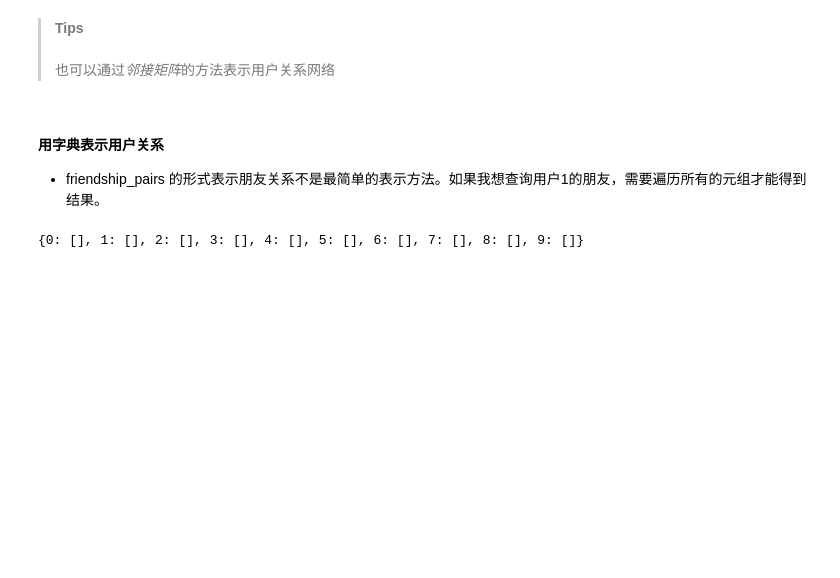
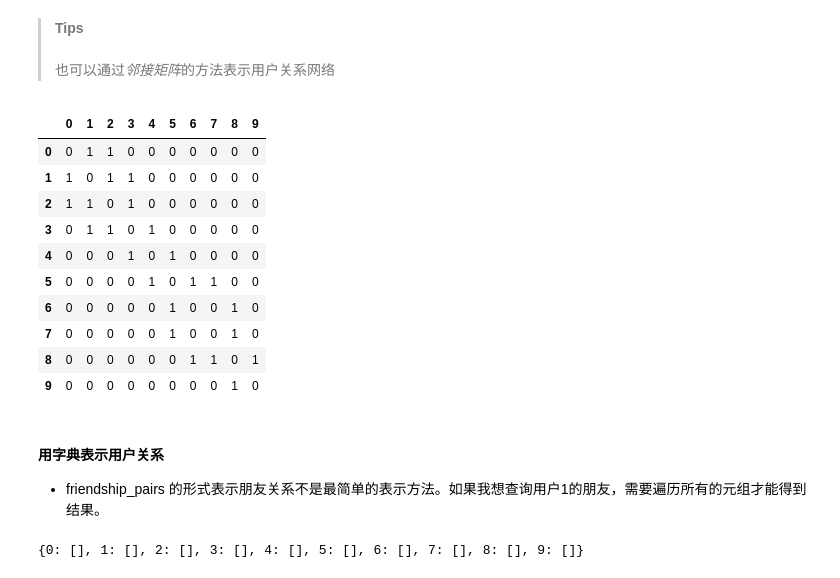
Before and after one commit to ECNU/Data-Thinking-and-Practice, a Jupyter notebook: Lab/Lab01/lab01.ipynb, the cells around one changed output. Saved outputs shown, nothing was run; the diff lists cells and outputs as text; code cells hidden in the pictures; blank space fills up the shorter version.

```diff
--- a/Lab/Lab01/lab01.ipynb
+++ b/Lab/Lab01/lab01.ipynb
@@ -27,6 +27,42 @@ friendship_pairs = [(0, 1), (0, 2), (1, 2), (1, 3), (2, 3), (3, 4),
 # %% [markdown]
 > **Tips** <br><br>
 > 也可以通过*邻接矩阵*的方法表示用户关系网络
+# %%
+import pandas as pd
+
+friendship_pairs = [(0, 1), (0, 2), (1, 2), (1, 3), (2, 3), (3, 4),
+                    (4, 5), (5, 6), (5, 7), (6, 8), (7, 8), (8, 9)]
+
+# 找到节点的最大索引以确定矩阵的大小
+max_node = max(max(pair) for pair in friendship_pairs) + 1
+
+# 初始化邻接矩阵，全部置为0
+adjacency_matrix = [[0] * max_node for _ in range(max_node)]
+
+# 在邻接矩阵中标记存在的关系
+for pair in friendship_pairs:
+    node1, node2 = pair
+    adjacency_matrix[node1][node2] = 1
+    adjacency_matrix[node2][node1] = 1
+
+# 创建带有索引的 Pandas DataFrame
+df = pd.DataFrame(adjacency_matrix, index=range(
+    max_node), columns=range(max_node))
+
+# 打印 DataFrame
+df
+# %% [output]
+|  | 0 | 1 | 2 | 3 | 4 | 5 | 6 | 7 | 8 | 9 |
+| 0 | 0 | 1 | 1 | 0 | 0 | 0 | 0 | 0 | 0 | 0 |
+| 1 | 1 | 0 | 1 | 1 | 0 | 0 | 0 | 0 | 0 | 0 |
+| 2 | 1 | 1 | 0 | 1 | 0 | 0 | 0 | 0 | 0 | 0 |
+| 3 | 0 | 1 | 1 | 0 | 1 | 0 | 0 | 0 | 0 | 0 |
+| 4 | 0 | 0 | 0 | 1 | 0 | 1 | 0 | 0 | 0 | 0 |
+| 5 | 0 | 0 | 0 | 0 | 1 | 0 | 1 | 1 | 0 | 0 |
+| 6 | 0 | 0 | 0 | 0 | 0 | 1 | 0 | 0 | 1 | 0 |
+| 7 | 0 | 0 | 0 | 0 | 0 | 1 | 0 | 0 | 1 | 0 |
+| 8 | 0 | 0 | 0 | 0 | 0 | 0 | 1 | 1 | 0 | 1 |
+| 9 | 0 | 0 | 0 | 0 | 0 | 0 | 0 | 0 | 1 | 0 |
 # %% [markdown]
 #### 用字典表示用户关系
 - friendship_pairs 的形式表示朋友关系不是最简单的表示方法。如果我想查询用户1的朋友，需要遍历所有的元组才能得到结果。
```
Also changed, not shown: parts of 12 cells of this notebook.
